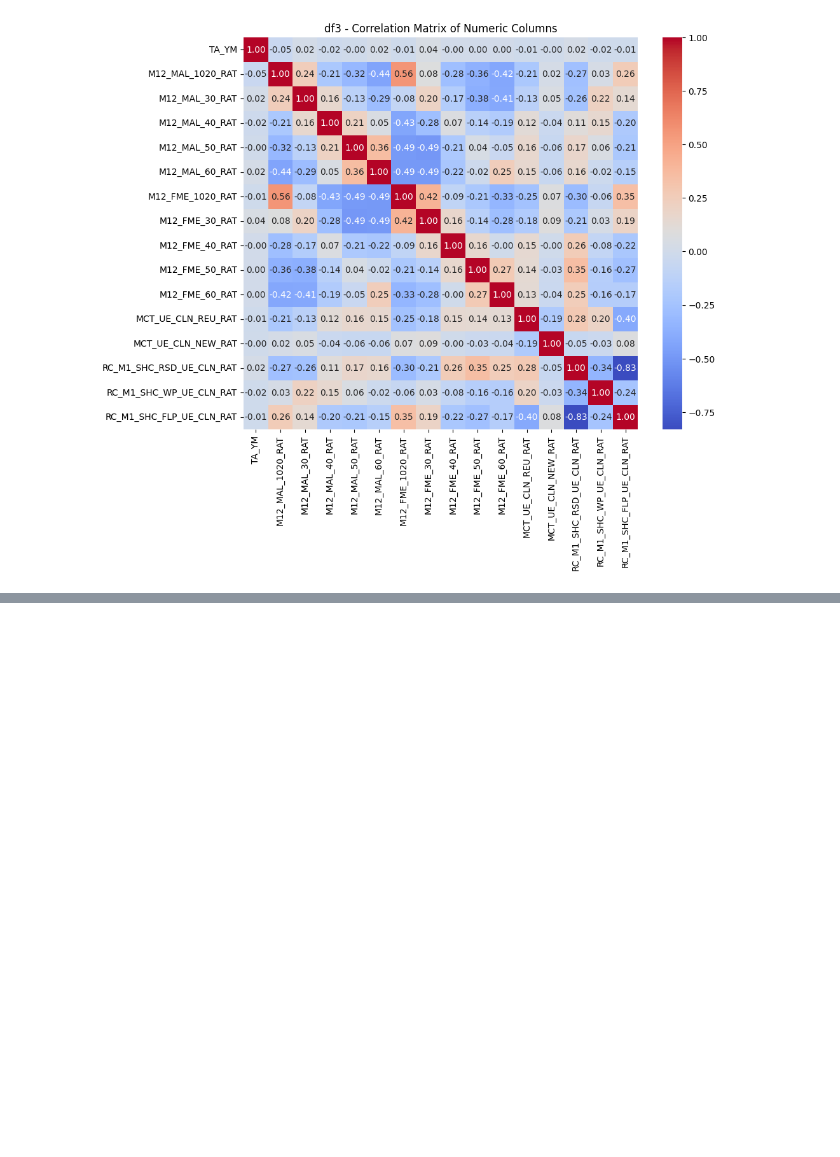
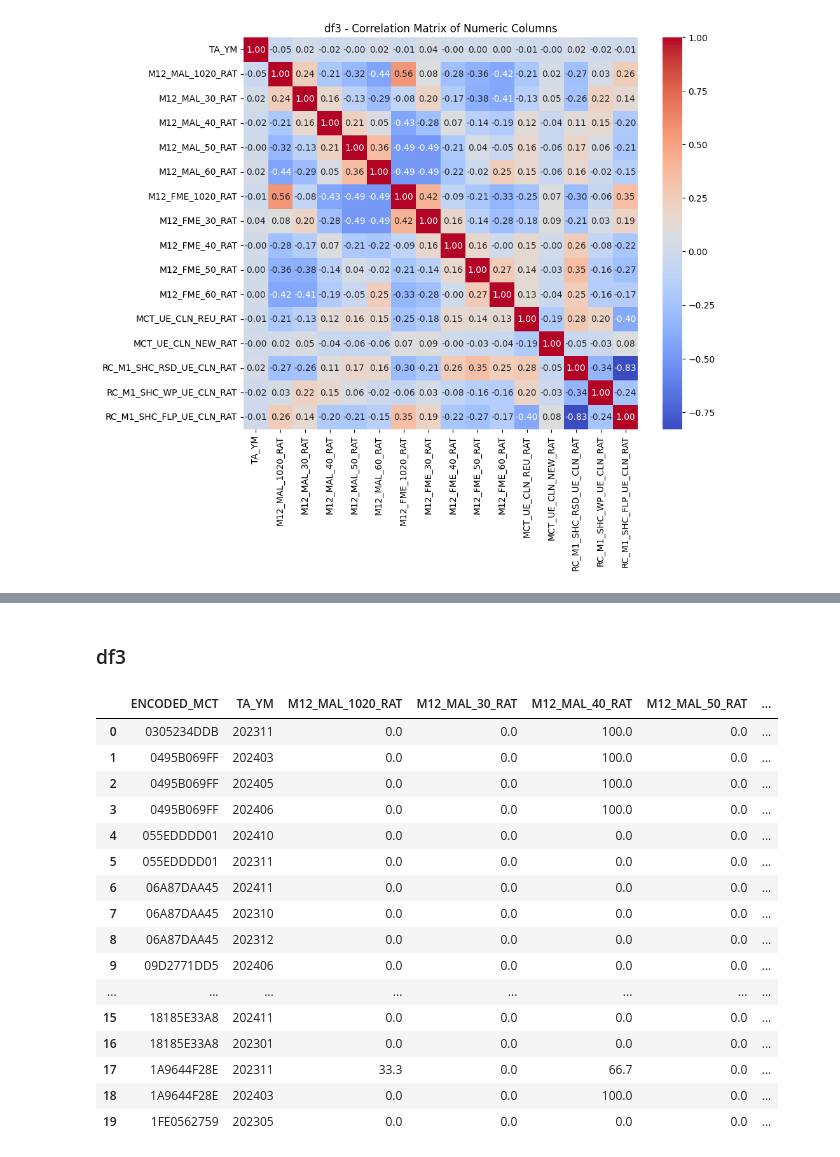
Before and after one commit to milkpotato1000/bigCon_hom, a Jupyter notebook: bigcon_jin1.ipynb, the cells around one changed output, grey strips where cells are left out. Saved outputs shown, nothing was run; the diff lists cells and outputs as text; code cells hidden in the pictures; blank space fills up the shorter version.

```diff
--- a/bigcon_jin1.ipynb
+++ b/bigcon_jin1.ipynb
@@ -610,0 +1438,22 @@ plot_correlation_heatmap(df3, 'df3')
+# %% [markdown]
+### df3
+# %%
+df3.head(20)
+# %% [output]
+|  | ENCODED_MCT | TA_YM | M12_MAL_1020_RAT | M12_MAL_30_RAT | M12_MAL_40_RAT | M12_MAL_50_RAT | ... |
+| 0 | 0305234DDB | 202311 | 0.0 | 0.0 | 100.0 | 0.0 | ... |
+| 1 | 0495B069FF | 202403 | 0.0 | 0.0 | 100.0 | 0.0 | ... |
+| 2 | 0495B069FF | 202405 | 0.0 | 0.0 | 100.0 | 0.0 | ... |
+| 3 | 0495B069FF | 202406 | 0.0 | 0.0 | 100.0 | 0.0 | ... |
+| 4 | 055EDDDD01 | 202410 | 0.0 | 0.0 | 0.0 | 0.0 | ... |
+| 5 | 055EDDDD01 | 202311 | 0.0 | 0.0 | 0.0 | 0.0 | ... |
+| 6 | 06A87DAA45 | 202411 | 0.0 | 0.0 | 0.0 | 0.0 | ... |
+| 7 | 06A87DAA45 | 202310 | 0.0 | 0.0 | 0.0 | 0.0 | ... |
+| 8 | 06A87DAA45 | 202312 | 0.0 | 0.0 | 0.0 | 0.0 | ... |
+| 9 | 09D2771DD5 | 202406 | 0.0 | 0.0 | 0.0 | 0.0 | ... |
+| ... | ... | ... | ... | ... | ... | ... | ... |
+| 15 | 18185E33A8 | 202411 | 0.0 | 0.0 | 0.0 | 0.0 | ... |
+| 16 | 18185E33A8 | 202301 | 0.0 | 0.0 | 0.0 | 0.0 | ... |
+| 17 | 1A9644F28E | 202311 | 33.3 | 0.0 | 66.7 | 0.0 | ... |
+| 18 | 1A9644F28E | 202403 | 0.0 | 0.0 | 100.0 | 0.0 | ... |
+| 19 | 1FE0562759 | 202305 | 0.0 | 0.0 | 0.0 | 0.0 | ... |
```
Also changed, not shown: parts of 68 cells of this notebook.
